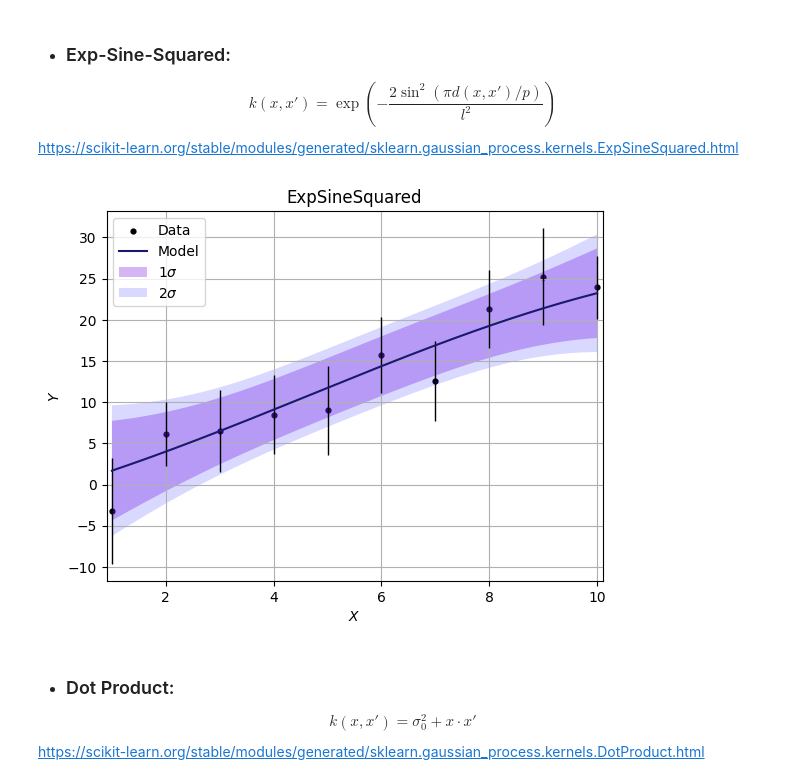
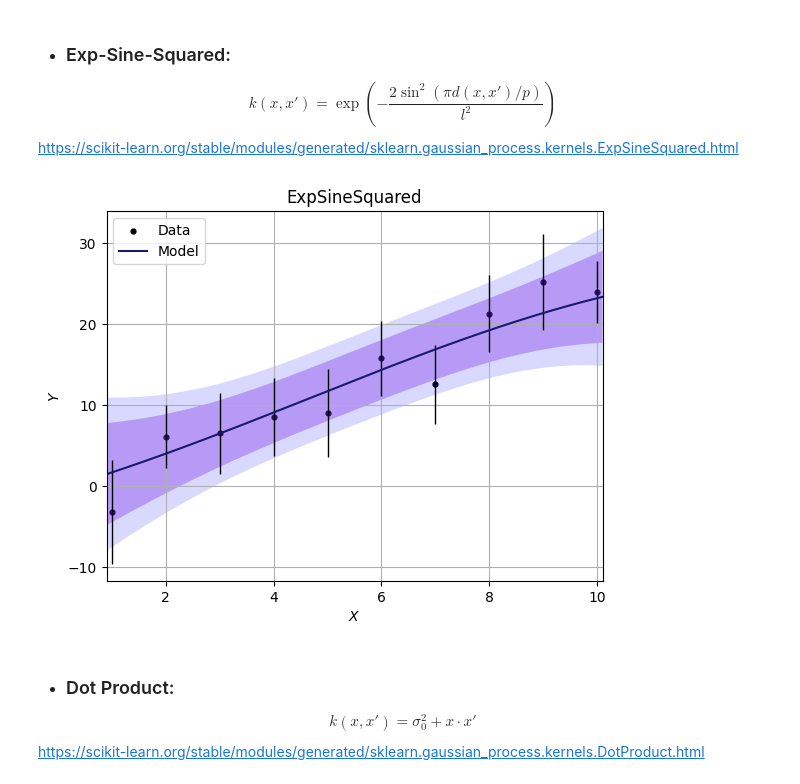
Before and after one commit to JesusUg2497/GP_in_Cosmology, a Jupyter notebook: 1a-Kernel_Selection_for_Linear_Regression.ipynb, the cells around one changed output. Drawn from its saved outputs; the diff is of its cells as text; code cells hidden in the pictures.

```diff
--- a/1a-Kernel_Selection_for_Linear_Regression.ipynb
+++ b/1a-Kernel_Selection_for_Linear_Regression.ipynb
@@ -53,7 +53,7 @@ y=np.asarray(data)[:,1]
 dy = np.random.normal(5,2*np.random.rand(len(y)))
 
 # Values where the model is evaluated to make predictions
-xs = np.atleast_2d(np.linspace(1, 10, 1000)).T
+xs = np.atleast_2d(np.linspace(0.9, 10.1, 1000)).T
 # %%
 # Graph
 def graph(f,sigma):
@@ -62,20 +62,18 @@ def graph(f,sigma):
             color="black")
     plt.plot(xs, f, label=u'Model',color="midnightblue")
     plt.fill(np.concatenate([xs, xs[::-1]]),
-         np.concatenate([f - 1.96*sigma,
-                        (f + 1.96*sigma)[::-1]]), color="blueviolet",
-         alpha=.35, ec='None', label='1$\sigma$'
-        )
+         np.concatenate([f - 2*sigma,
+                        (f + 2*sigma)[::-1]]), color="blueviolet",
+         alpha=.35, ec='None')
     plt.fill(np.concatenate([xs, xs[::-1]]),
-         np.concatenate([f - 2.576 * sigma,
-                        (f + 2.576 * sigma)[::-1]]), color="blue",
-         alpha=.15, ec='None', label='2$\sigma$'
-        )
+         np.concatenate([f - 3 * sigma,
+                        (f + 3 * sigma)[::-1]]), color="blue",
+         alpha=.15, ec='None')
     plt.xlabel('$X$')
     plt.ylabel('$Y$')
     plt.xlim(0.9,10.1)
     plt.legend(loc='upper left')
-    plt.grid()
+    plt.grid();
 # %% [markdown]
 * ### RBF:
 $$
@@ -135,22 +133,22 @@ https://scikit-learn.org/stable/modules/generated/sklearn.gaussian_process.kerne
 # %%
 # Estimation of the model
 k = C(1.0)*ExpSineSquared()
-gp = GaussianProcessRegressor(kernel=k,alpha=dy**2, n_restarts_optimizer=10)
+gp = GaussianProcessRegressor(kernel=k,alpha=dy**2, n_restarts_optimizer=100)
 
 gp.fit(x, y)
 
 f_ESS, std_ESS = gp.predict(xs, return_std=True)
 
 # chi^2
 ESS_pred, s_ESS_pred = gp.predict(x,return_std=True)
 chi2_ESS=chi2(y,ESS_pred,s_ESS_pred)
 
 # Graph
 graph(f_ESS,std_ESS)
 plt.title("ExpSineSquared")
 plt.savefig("Linear_ESS.png")
 # %% [output]
-[figure, old version]
+[figure, new version]
 # %% [markdown]
 * ### Dot Product:
 $$
```
Also changed, not shown: parts of 5 cells of this notebook, 3 other files.
